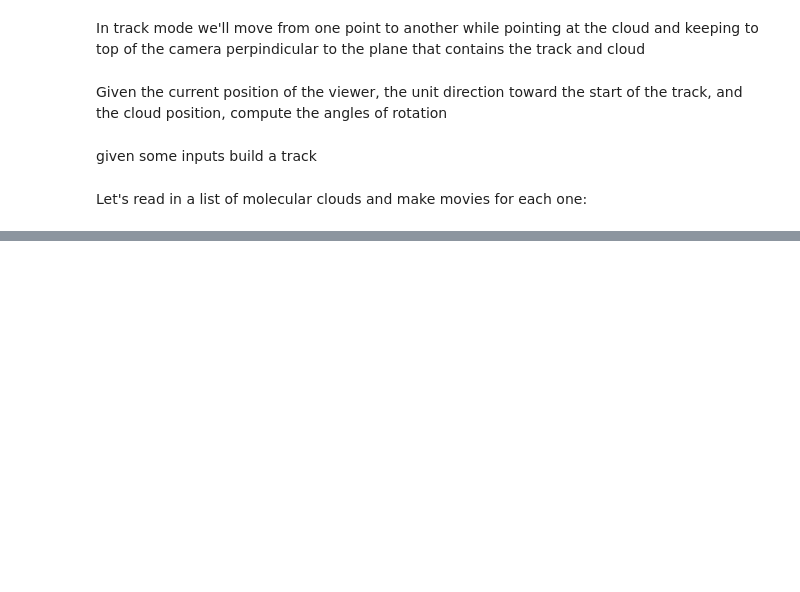
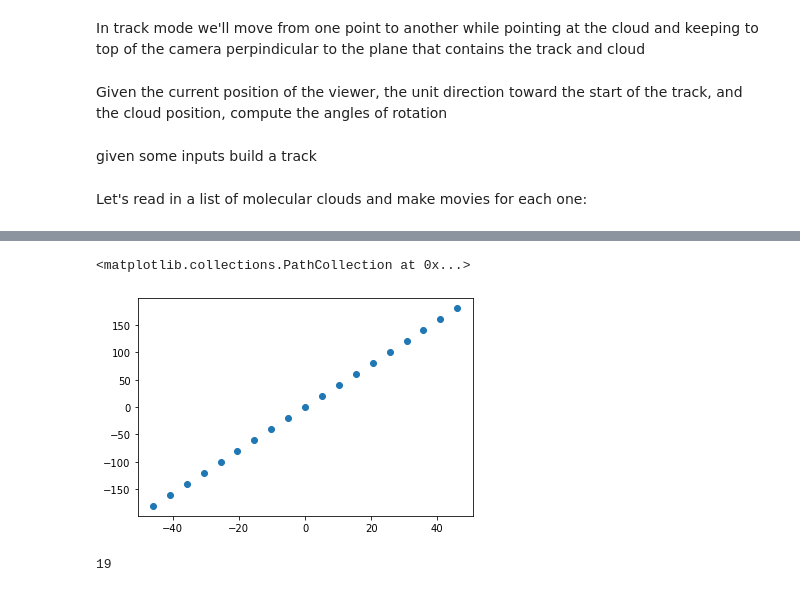
Before and after one commit to jegpeek/dust_proj_simple, a Jupyter notebook: simple_dust_json_maker.ipynb, the cells around one changed output, grey strips where cells are left out. Drawn from its saved outputs; the diff is of its cells as text; code cells hidden in the pictures; blank space fills up the shorter version.

```diff
--- a/simple_dust_json_maker.ipynb
+++ b/simple_dust_json_maker.ipynb
@@ -176,7 +176,7 @@ clouds = table.Table.read('{}/Holo_Cloud_Targets.csv'.format(os.environ['DROPBOX
 makeimages = True
 makemovies = True
 oldzeta = 0
-for c in clouds[0:4]:
+for c in clouds:
     print(c['cloud'])
     run_name = c['cloud'] + '_test_track_2'
     define_paths(run_name)
@@ -373,0 +374,10 @@ Input #0, image2, from '/Users/jegpeek/Dropbox/dust-holograms/Lupus_test_track_2
+# %%
+plt.scatter(xts, yts)
+plt.scatter()
+# %% [output]
+<matplotlib.collections.PathCollection at 0x...>
+[figure, added]
+# %%
+print(nframes)
+# %% [output]
+19
```
Also changed, not shown: parts of 1 cell of this notebook.
